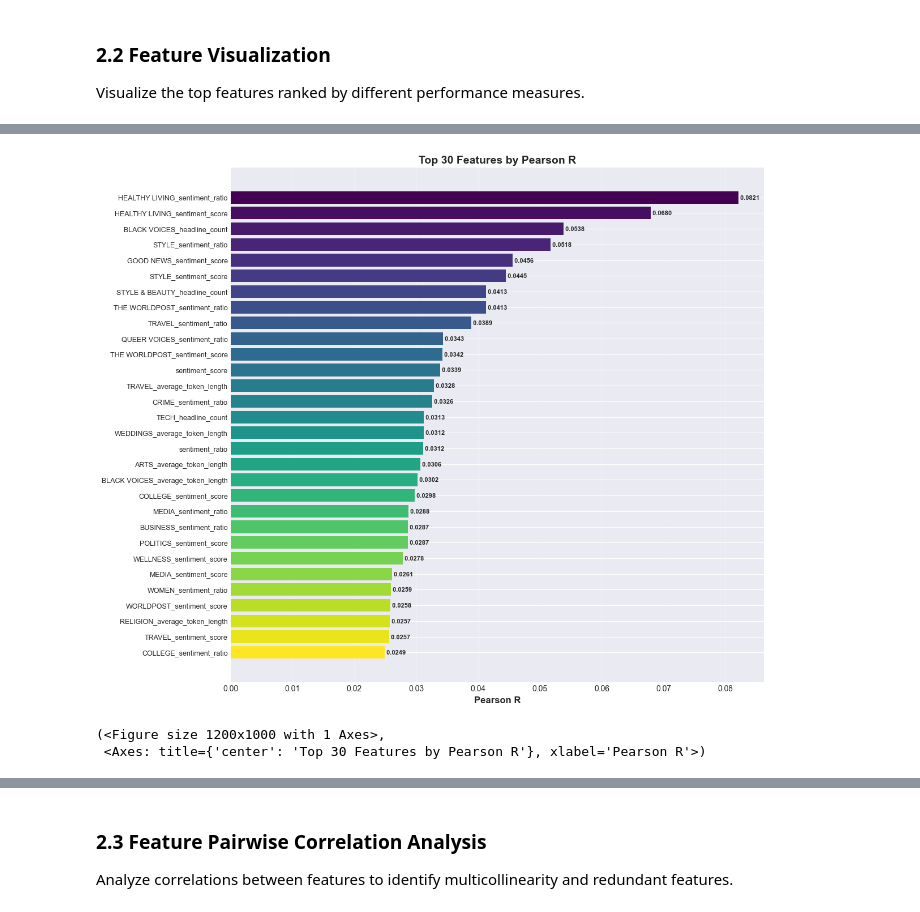
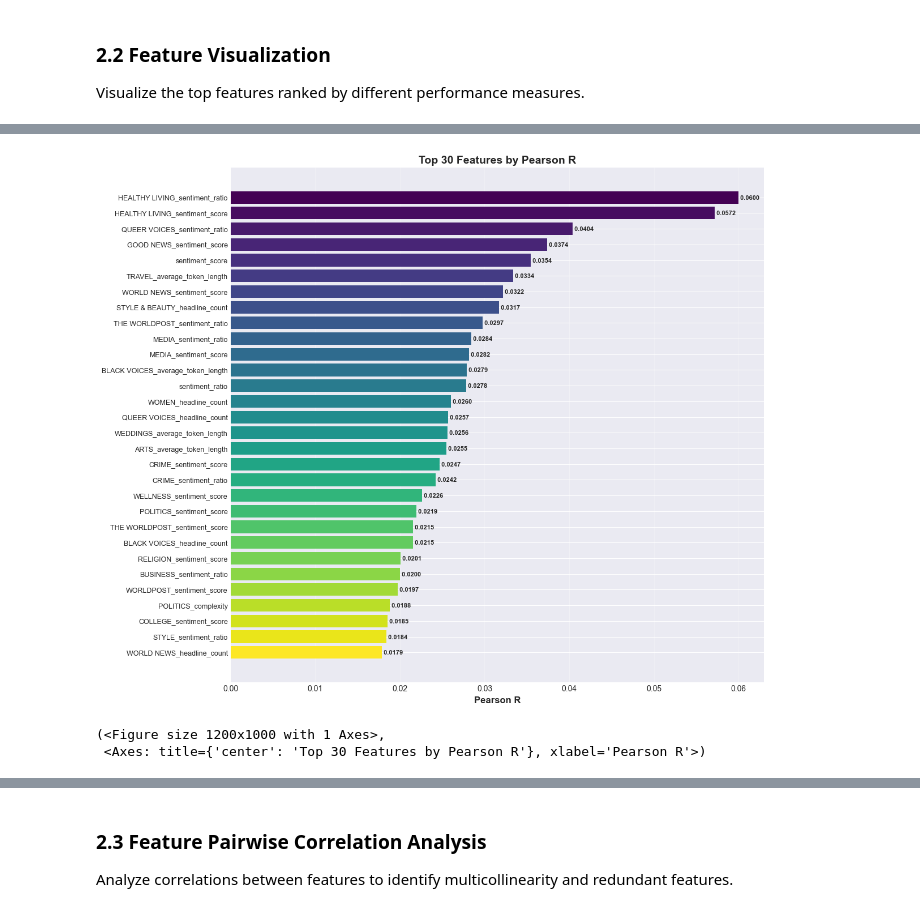
Before and after one commit to ayxemma/news, a Jupyter notebook: notebook.ipynb, the cells around one changed output, grey strips where cells are left out. Saved outputs shown, nothing was run; the diff lists cells and outputs as text; code cells hidden in the pictures.

```diff
--- a/notebook.ipynb
+++ b/notebook.ipynb
@@ -399,8 +399,8 @@ Feature columns (first 10):
 Use data from 2012 to 2018 to Evaluate the standalone behavior of individual features using correlation and information coefficients, complemented by simple long–short return analyses, to assess their directional consistency.
 # %%
 # Analyze all features and create summary table
-df_features_clean = df_features_clean[df_features_clean['date'] < '2018-01-01']
-feature_analysis_results = feature_analyzer.analyze_all_features(df_features_clean)
+df_features_is = df_features_clean[df_features_clean['date'] < '2019-12-31'].copy()
+feature_analysis_results = feature_analyzer.analyze_all_features(df_features_is)
 feature_analysis_results.head(20)
 # %% [output]
 |  | feature | pearson_r | pearson_p | spearman_r | spearman_p | long_short_spread | long_mean | short_mean | ... |
@@ -433,8 +433,8 @@ feature_analyzer.plot_top_features(feature_analysis_results, measure='sharpe_rat
  <Axes: title={'center': 'Top 30 Features by Sharpe Ratio'}, xlabel='Sharpe Ratio'>)
 # %%
 # Visualize top 30 features by Pearson correlation
-feature_analyzer.plot_top_features(feature_analysis_results, measure='pearson_r', top_n=30)
+feature_analyzer.plot_top_features(feature_analysis_results, measure='pearson_r', top_n=15)
 # %% [output]
-[figure, old version]
+[figure, new version]
 (<Figure size 1200x1000 with 1 Axes>,
  <Axes: title={'center': 'Top 30 Features by Pearson R'}, xlabel='Pearson R'>)
```
Also changed, not shown: parts of 7 cells of this notebook.
